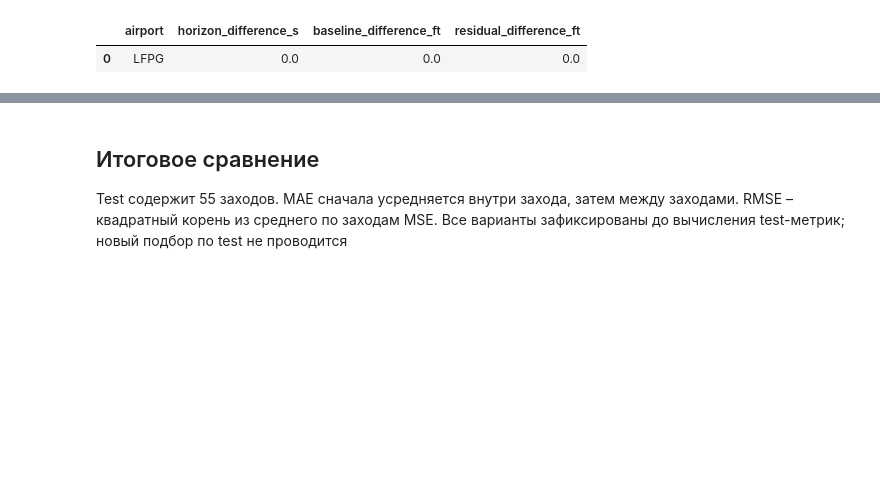
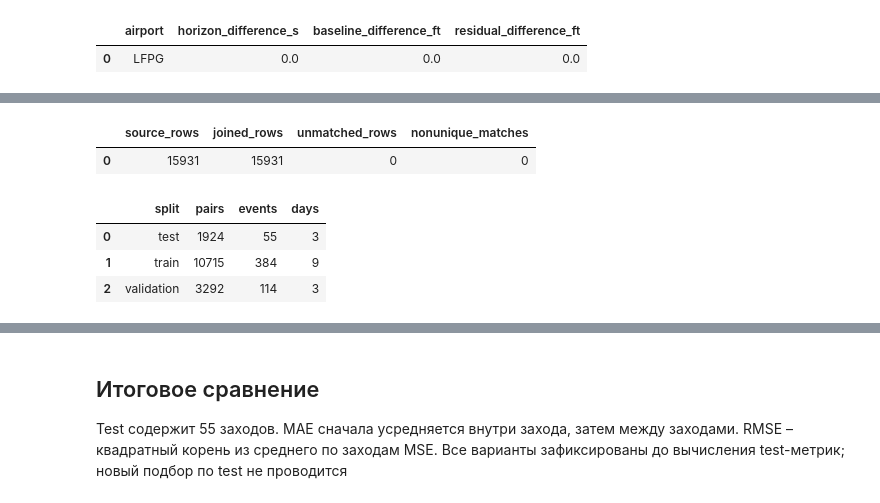
Before and after one commit to steptovictory-dev/Approach-Risk-ver.-1.2, a Jupyter notebook: notebooks/01_lfpg_pipeline.ipynb, the cells around one changed output, grey strips where cells are left out. Cells and saved outputs as stored; diff of their text form; code cells hidden in the pictures; blank space fills up the shorter version.

```diff
--- a/notebooks/01_lfpg_pipeline.ipynb
+++ b/notebooks/01_lfpg_pipeline.ipynb
@@ -47,0 +58,11 @@ display(pd.read_csv(root / "reports/sql/07.csv"))
+# %%
+# Показываем проверку соединения и размеры выборок
+display(pd.read_csv(root / "reports/sql/join_01.csv"))
+display(pd.read_csv(root / "reports/sql/join_03.csv"))
+# %% [output]
+|  | source_rows | joined_rows | unmatched_rows | nonunique_matches |
+| 0 | 15931 | 15931 | 0 | 0 |
+|  | split | pairs | events | days |
+| 0 | test | 1924 | 55 | 3 |
+| 1 | train | 10715 | 384 | 9 |
+| 2 | validation | 3292 | 114 | 3 |
```
Also changed, not shown: parts of 9 cells of this notebook, 8 other files.
